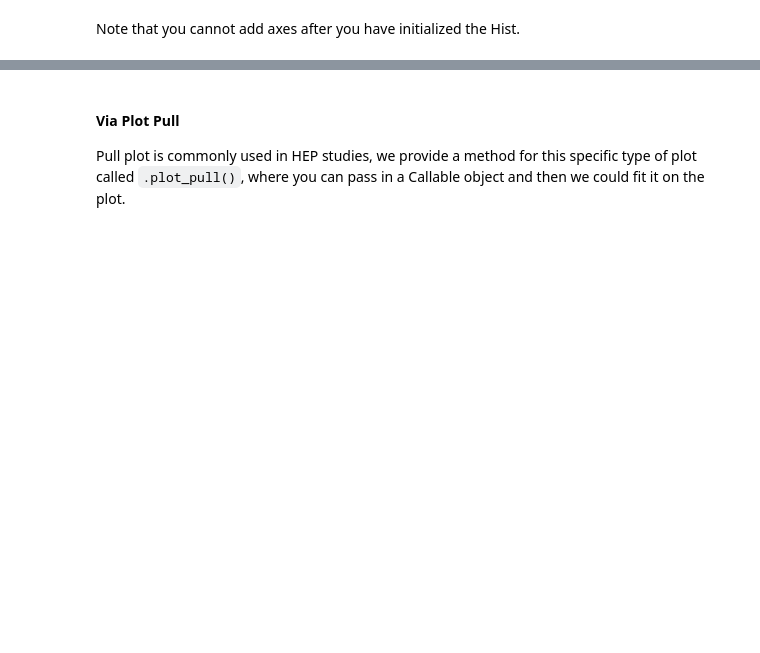
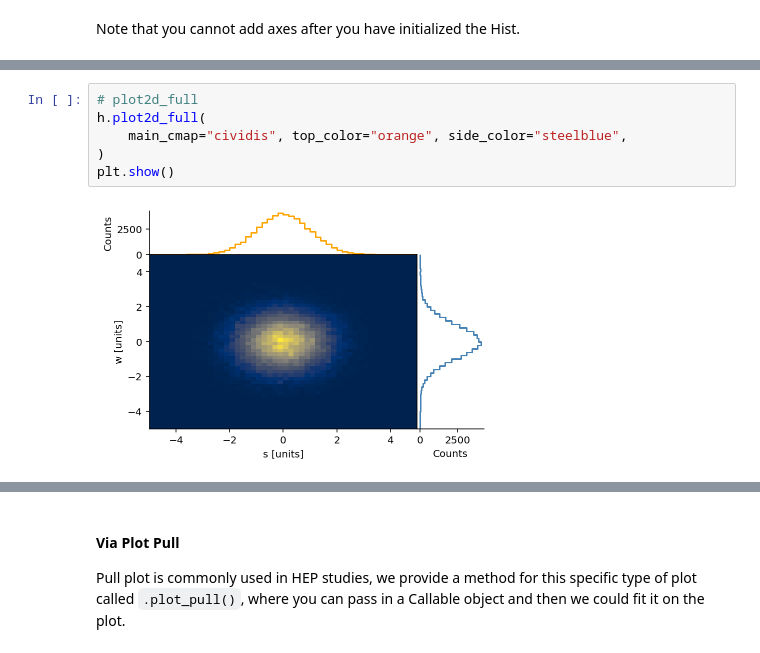
Before and after one commit to scikit-hep/hist, a Jupyter notebook: notebooks/test.ipynb, the cells around one changed output, grey strips where cells are left out. Drawn from its saved outputs; the diff is of its cells as text; blank space fills up the shorter version.

```diff
--- a/notebooks/test.ipynb
+++ b/notebooks/test.ipynb
@@ -80,2 +50,10 @@ plt.show()
+# %%
+# plot2d_full
+h.plot2d_full(
+    main_cmap="cividis", top_color="orange", side_color="steelblue",
+)
+plt.show()
+# %% [output]
+[figure, added]
 # %%
 # auto-plot
```
Also changed, not shown: parts of 15 cells of this notebook, 1 other file.
